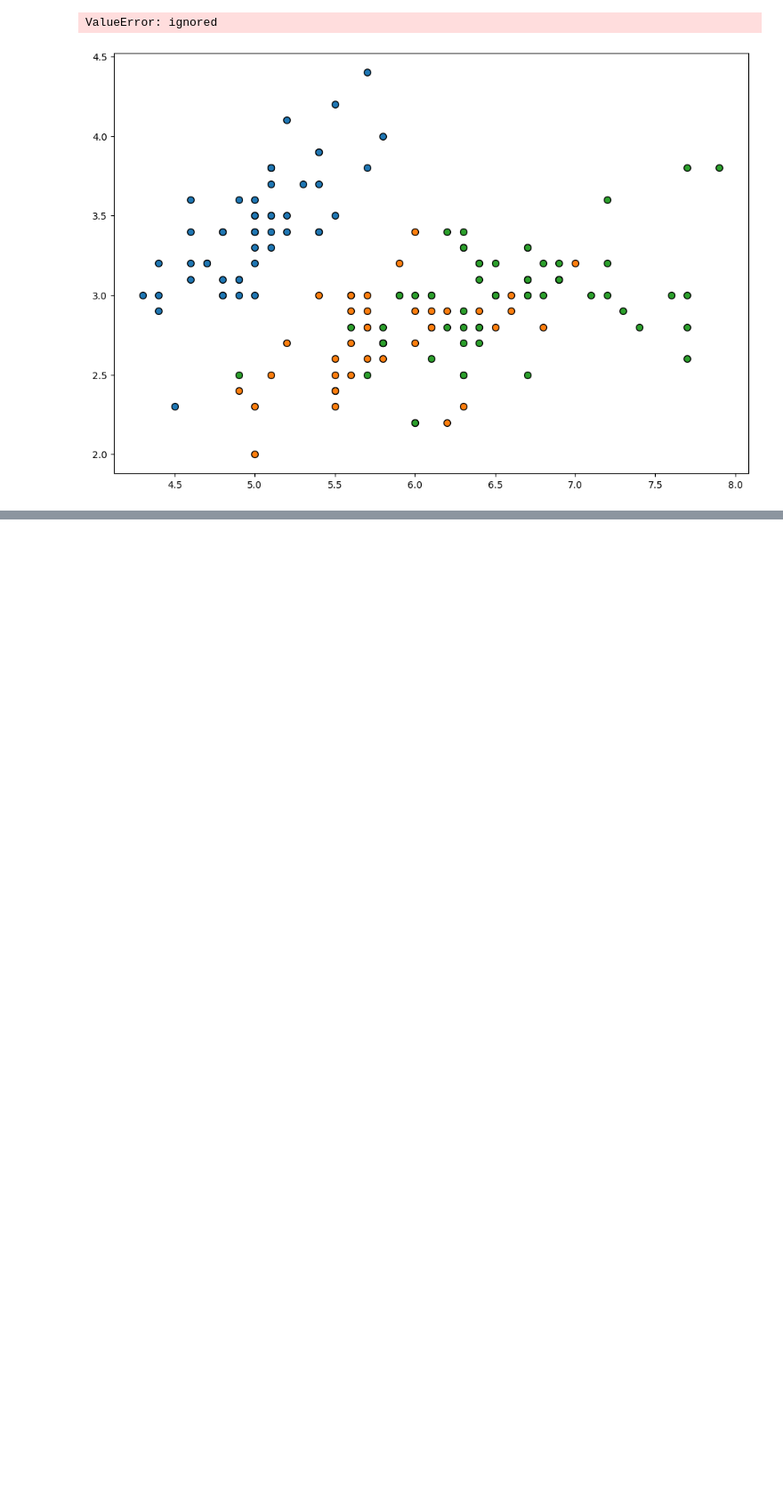
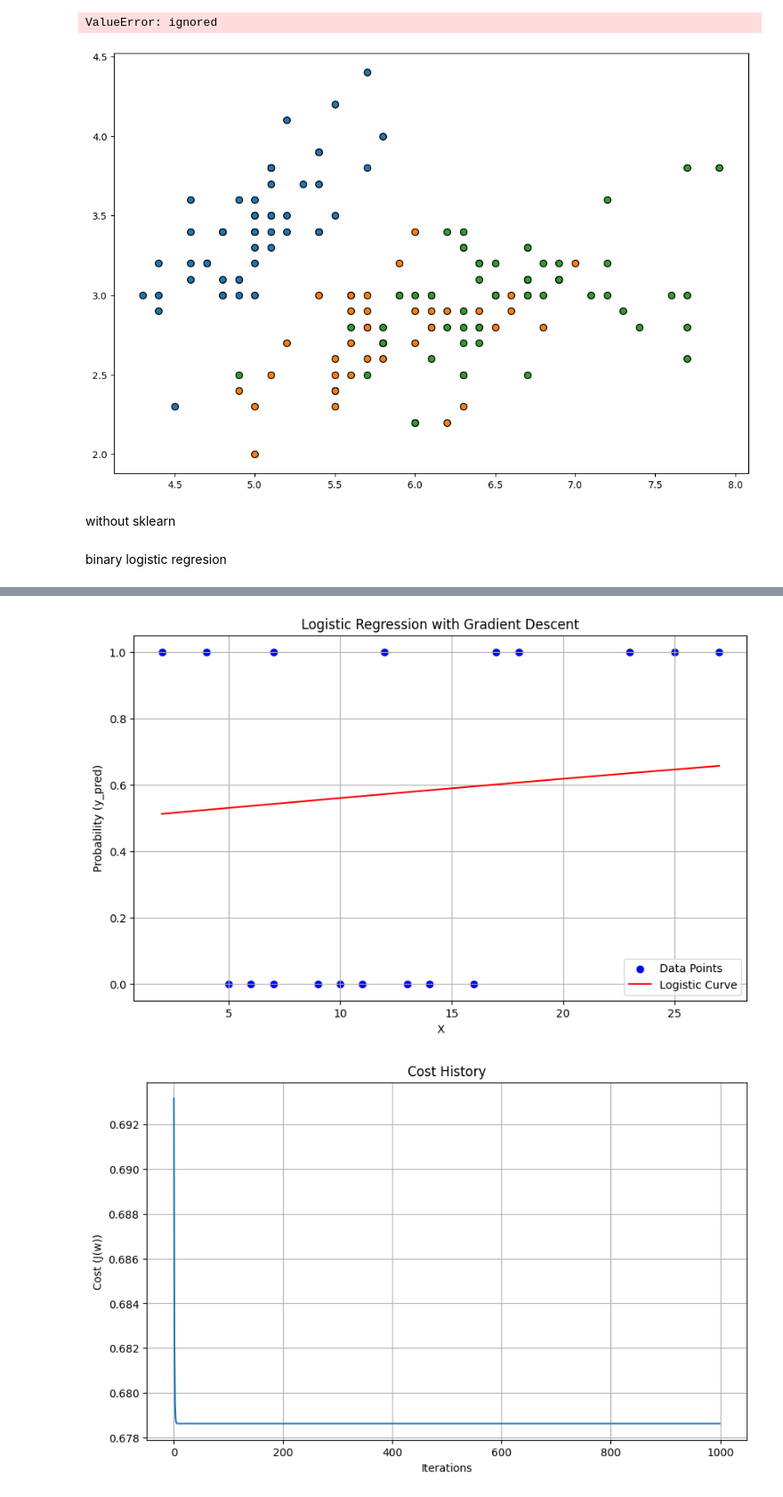
Before and after one commit to prateekshapm/machine_learning, a Jupyter notebook: Q3_logistic_regression.ipynb, the cells around one changed output, grey strips where cells are left out. Shown at 89% size. Saved outputs shown, nothing was run; the diff lists cells and outputs as text; code cells hidden in the pictures; blank space fills up the shorter version.

```diff
--- a/Q3_logistic_regression.ipynb
+++ b/Q3_logistic_regression.ipynb
@@ -213,3 +214,80 @@ Confusion Matrix:
  [ 0  0 11]]
 ValueError: ignored
 [figure]
+# %% [markdown]
+without sklearn
+# %% [markdown]
+binary logistic regresion
+# %%
+import numpy as np
+import pandas as pd
+import matplotlib.pyplot as plt
+
+# Step 1: Load data from Excel file
+file_path = '/content/svm (1).xlsx'
+data = pd.read_excel(file_path)
+X = data.iloc[:, :-1].values  # Features (all columns except the last one)
+y = data.iloc[:, -1].values  # Binary target variable (0 or 1)
+
+# Step 2: Initialize model parameters
+num_iterations = 1000
+learning_rate = 0.01
+m = len(y)
+n = X.shape[1]  # Number of features
+w = np.zeros(n)  # Initialize weights as zeros
+
+# Lists to store cost for plotting
+cost_history = []
+
+# Step 3: Implement gradient descent
+for iteration in range(num_iterations):
+    # Calculate logits (z)
+    z = np.dot(X, w)
+
+    # Calculate the predicted probabilities using the logistic function
+    y_pred = 1 / (1 + np.exp(-z))
+
+    # Calculate the cost (J(w)) using the cross-entropy loss
+    cost = (-1 / m) * np.sum(y * np.log(y_pred) + (1 - y) * np.log(1 - y_pred))
+    cost_history.append(cost)
+
+    # Calculate the gradient
+    gradient = (1 / m) * np.dot(X.T, (y_pred - y))
+
+    # Update weights using the gradient
+    w -= learning_rate * gradient
+
+    # Print cost for every 100 iterations
+    if iteration % 100 == 0:
+        print(f'Iteration {iteration}: J(w) = {cost}')
+
+# Step 4: Print the final weights and cost
+print(f'Final weights: {w}')
+print(f'Final cost: J(w) = {cost}')
+
+# Step 5: Plot the logistic curve
+plt.figure(figsize=(10, 6))
+plt.scatter(X, y, label='Data Points', color='blue')
+
+# Create a range of x values for the logistic curve
+x_range = np.linspace(min(X), max(X), 100)
+z_range = np.dot(x_range, w)
+y_pred_range = 1 / (1 + np.exp(-z_range))
+
+plt.plot(x_range, y_pred_range, label='Logistic Curve', color='red')
+plt.xlabel('X')
+plt.ylabel('Probability (y_pred)')
+plt.title('Logistic Regression with Gradient Descent')
+plt.legend()
+plt.grid(True)
+
+# Step 6: Plot the cost history
+plt.figure(figsize=(10, 6))
+plt.plot(range(num_iterations), cost_history)
+plt.xlabel('Iterations')
+plt.ylabel('Cost (J(w))')
+plt.title('Cost History')
+plt.grid(True)
+
+plt.show()
+# %% [output]
@@ -215,0 +306,2 @@ ValueError: ignored
+[figure, added]
+[figure, added]
```
Also changed, not shown: parts of 4 cells of this notebook.
